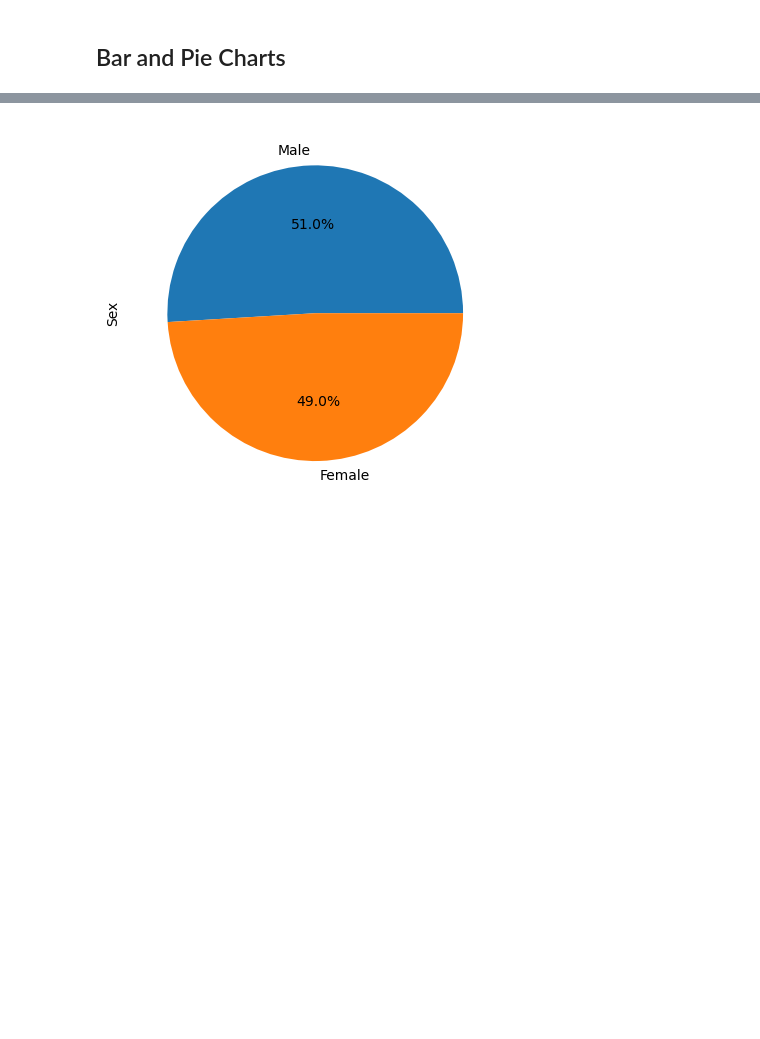
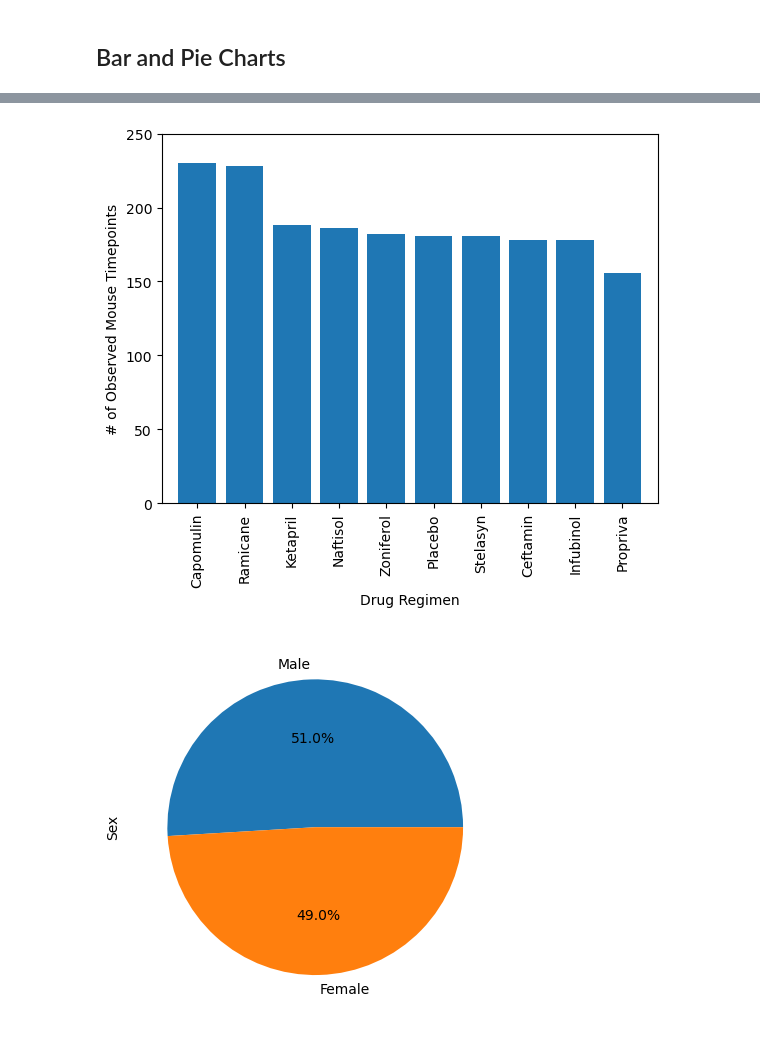
Before and after one commit to jlawrence16/matplotlib_challenge, a Jupyter notebook: pymaceuticals_starter.ipynb, the cells around one changed output, grey strips where cells are left out. Cells and saved outputs as stored; diff of their text form; code cells hidden in the pictures; blank space fills up the shorter version.

```diff
--- a/pymaceuticals_starter.ipynb
+++ b/pymaceuticals_starter.ipynb
@@ -142,3 +150,28 @@ Name: Mouse ID, dtype: object
+# %%
+# Generate a bar plot showing the total number of rows (Mouse ID/Timepoints) for each drug regimen using pyplot.
+
+
+x = observations_drug_count.index
+y = observations_drug_count
+x_axis = np.arange(len(y))
+
+#print(x_axis)
+#print(y)
+
+plt.bar(x_axis, y, color='tab:blue', align="center")
+tick_locations = [value for value in x_axis]
+plt.xticks(tick_locations, x)
+
+plt.xlim(-0.75, len(x_axis)-0.25)
+plt.ylim(0, max(y)+20)
+plt.xticks(rotation=90)
+
+plt.xlabel("Drug Regimen")
+plt.ylabel("# of Observed Mouse Timepoints")
+
+plt.show()
+# %% [output]
+[figure, added]
 # %%
 # Generate a pie plot showing the distribution of female versus male mice using Pandas
 # %% [output]
```
Also changed, not shown: parts of 6 cells of this notebook.
